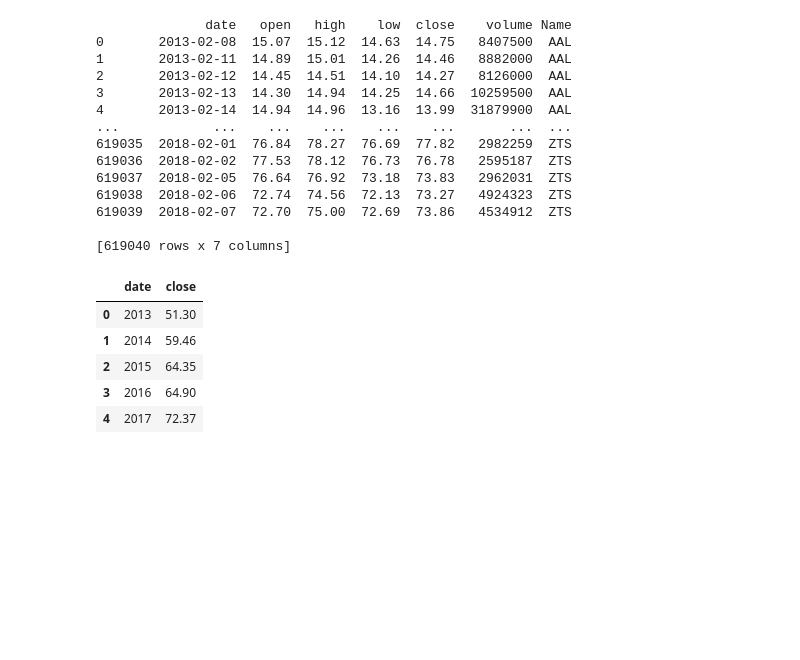
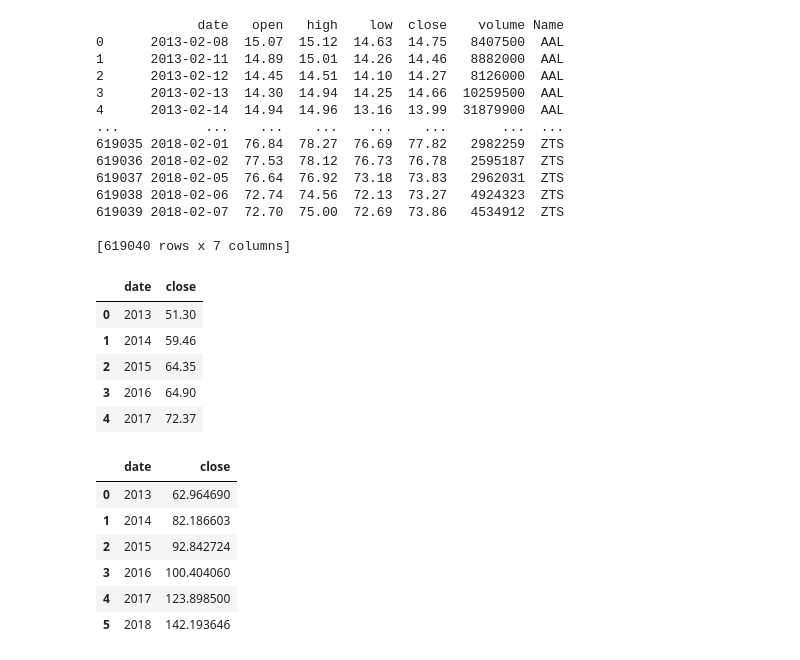
Before and after one commit to mashaakatieva/aklamio_test_assignement, a Jupyter notebook: median.notebook.ipynb, the cells around one changed output. Drawn from its saved outputs; the diff is of its cells as text; code cells hidden in the pictures; blank space fills up the shorter version.

```diff
--- a/median.notebook.ipynb
+++ b/median.notebook.ipynb
@@ -18,10 +19,8 @@ print(df)
 
 [619040 rows x 7 columns]
 # %%
-df = pd.read_csv('resources/all_stocks_5yr.csv')
-df['date'] = pd.to_datetime(df['date'])
-df = df.groupby(df.date.dt.year)[["close"]].median().reset_index()
-df.head()
+df1 = df.groupby(df.date.dt.year)[["close"]].median().reset_index()
+df1.head()
 # %% [output]
 |  | date | close |
 | 0 | 2013 | 51.30 |
@@ -35,2 +34,13 @@ fig = px.histogram(df, x='date', y='close', nbins=df.shape[0], title="Median 'cl
 fig.update_layout(bargap=0.5)
 fig.show()
+# %%
+df2 = df.groupby(df.date.dt.year)[["close"]].std().reset_index()
+df2
+# %% [output]
+|  | date | close |
+| 0 | 2013 | 62.964690 |
+| 1 | 2014 | 82.186603 |
+| 2 | 2015 | 92.842724 |
+| 3 | 2016 | 100.404060 |
+| 4 | 2017 | 123.898500 |
+| 5 | 2018 | 142.193646 |
```
Also changed, not shown: parts of 3 cells of this notebook.
